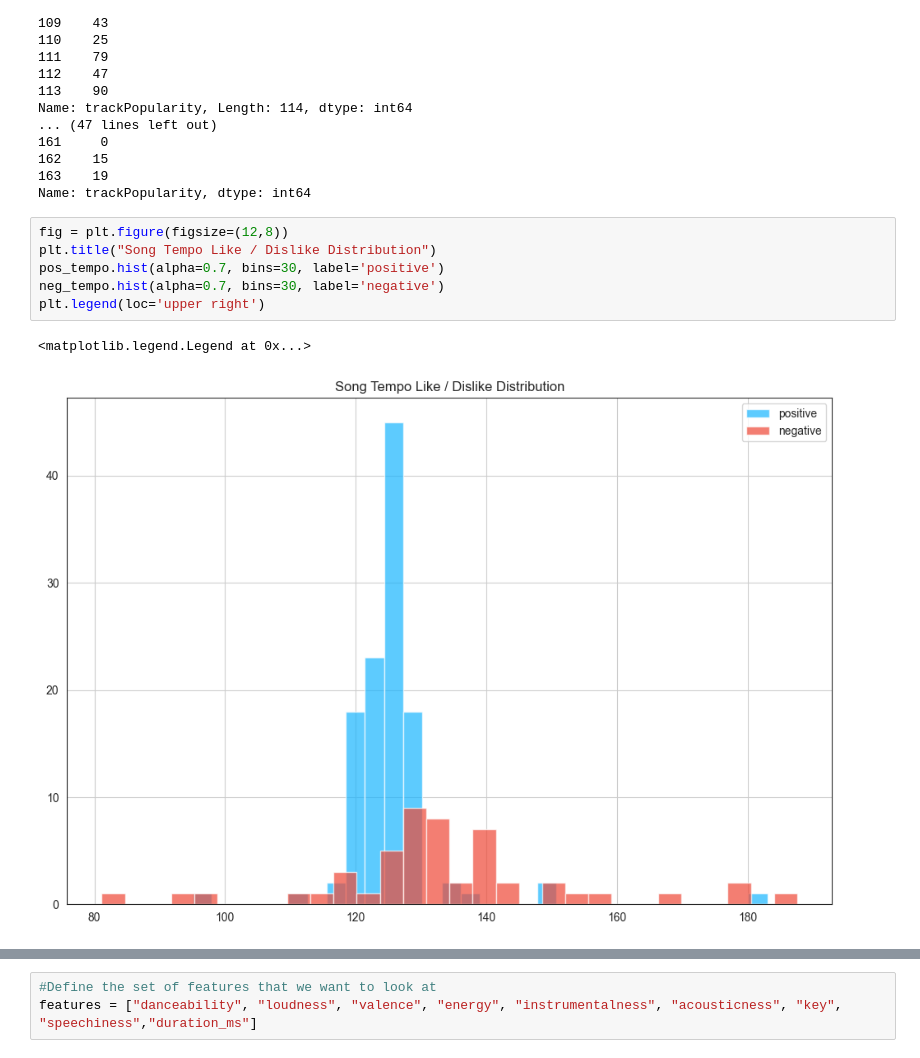
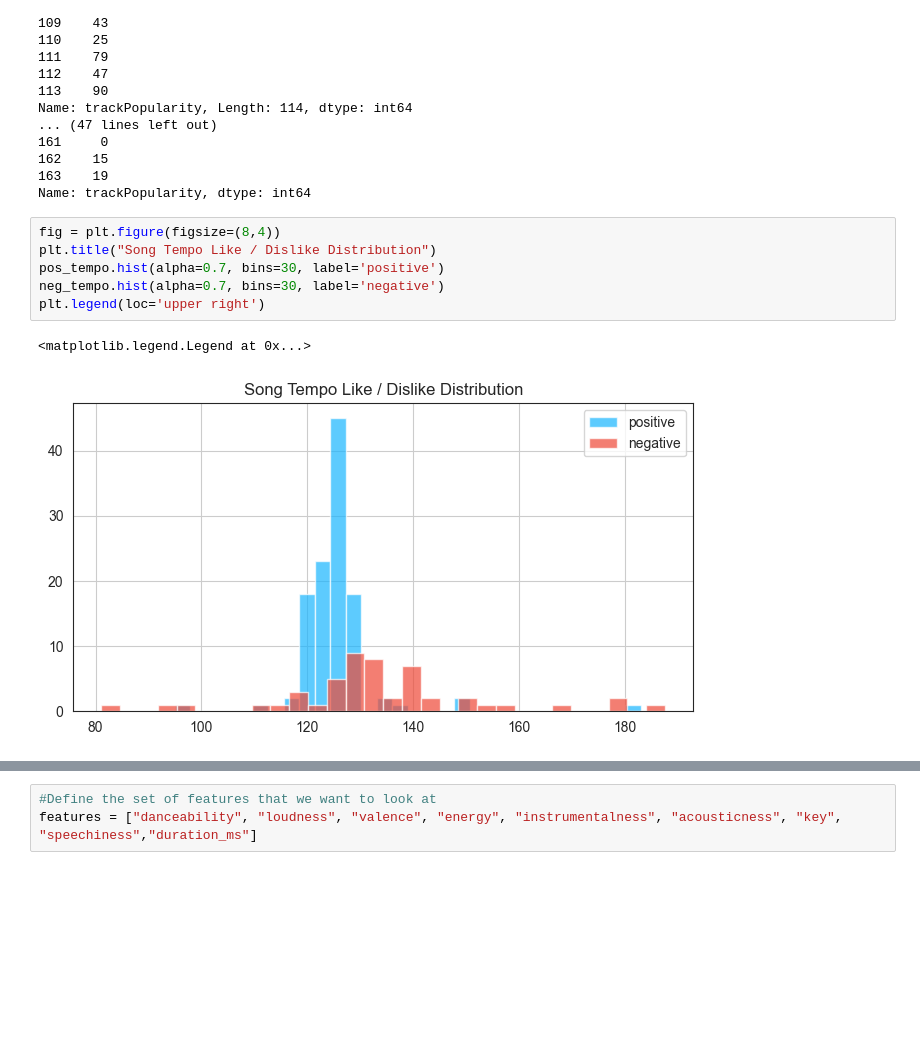
Before and after one commit to bananajoe-4/spotify-discover-weekly-ml, a Jupyter notebook: notebook.ipynb, the cells around one changed output, grey strips where cells are left out. Drawn from its saved outputs; the diff is of its cells as text; blank space fills up the shorter version.

```diff
--- a/notebook.ipynb
+++ b/notebook.ipynb
@@ -316,12 +316,12 @@ Name: trackPopularity, Length: 114, dtype: int64
 163    19
 Name: trackPopularity, dtype: int64
 # %%
-fig = plt.figure(figsize=(12,8))
+fig = plt.figure(figsize=(8,4))
 plt.title("Song Tempo Like / Dislike Distribution")
 pos_tempo.hist(alpha=0.7, bins=30, label='positive')
 neg_tempo.hist(alpha=0.7, bins=30, label='negative')
 plt.legend(loc='upper right')
 # %% [output]
 <matplotlib.legend.Legend at 0x...>
-[figure, old version]
+[figure, new version]
 # %%
```
Also changed, not shown: parts of 2 cells of this notebook.
